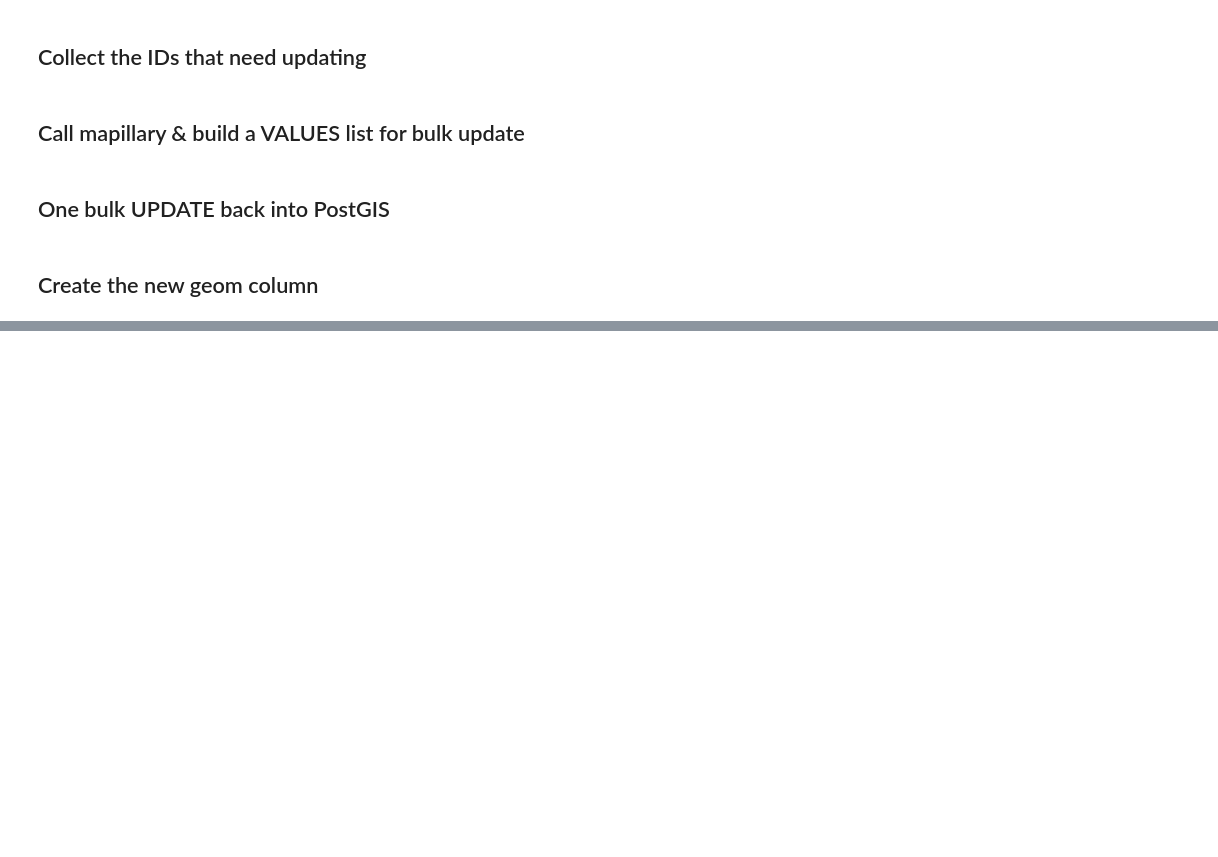
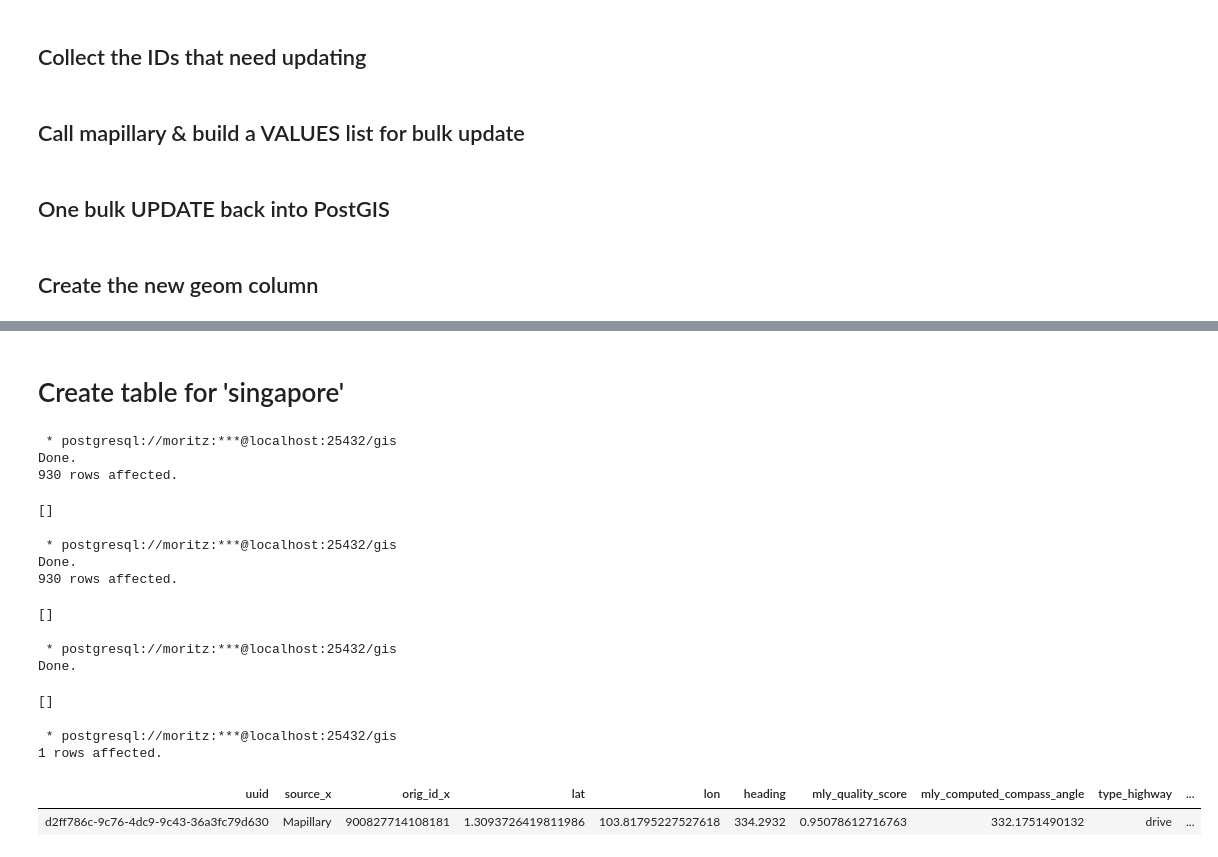
Before and after one commit to denkmoritz/image_finder, a Jupyter notebook: docs/notebooks/initial-table.ipynb, the cells around one changed output, grey strips where cells are left out. Saved outputs shown, nothing was run; the diff lists cells and outputs as text; code cells hidden in the pictures; blank space fills up the shorter version.

```diff
--- a/docs/notebooks/initial-table.ipynb
+++ b/docs/notebooks/initial-table.ipynb
@@ -247,0 +488,14 @@ SET geometry_comp_32633 = ST_Transform(geom_comp, 32633)
+# %%
+values = []
+for img_id in tqdm(ids_to_update, desc="Fetching Mapillary metadata"):
+    coords = None
+    try:
+        coords = fetch_metadata(img_id, token)
+    except Exception as e:
+        print(f"{img_id}: {e}")
+
+    if coords:
+        lon, lat = coords
+        values.append((img_id, lon, lat))
+
+print(f"Prepared {len(values)} rows for UPDATE.")
@@ -247,0 +504,24 @@ SET geometry_comp_32633 = ST_Transform(geom_comp, 32633)
+# %%
+if values:
+    values_clause = ",\n".join(
+        f"({img_id}, {lon}, {lat})"
+        for img_id, lon, lat in values
+    )
+
+    sql = f"""
+        UPDATE washington AS b
+           SET comp_lon = v.lon,
+               comp_lat = v.lat
+          FROM (VALUES
+                {values_clause}
+          ) AS v(orig_id_x, lon, lat)
+         WHERE b.orig_id_x = v.orig_id_x;
+    """
+
+    with engine.begin() as conn:
+        conn.execute(text(sql))
+
+    print("PostGIS table updated.")
+
+else:
+    print("Nothing to update – all rows already have comp_lat/comp_lon.")
@@ -247,0 +554,41 @@ SET geometry_comp_32633 = ST_Transform(geom_comp, 32633)
+# %% [markdown]
+# Create table for 'singapore'
+# %%
+%%sql
+DROP TABLE iF EXISTS singapore;
+CREATE TABLE singapore AS
+SELECT *
+FROM global_streetscapes
+WHERE city_ascii = 'Singapore'
+AND mly_quality_score >= 0.95
+AND ABS(heading - mly_computed_compass_angle) <= 10;
+# %% [output]
+ * postgresql://moritz:***@localhost:25432/gis
+Done.
+930 rows affected.
+[]
+# %%
+%%sql
+ALTER TABLE singapore ADD COLUMN geometry_32648 geometry(Geometry, 32648);
+UPDATE singapore
+SET geometry_32648 = ST_Transform(geometry, 32648);
+# %% [output]
+ * postgresql://moritz:***@localhost:25432/gis
+Done.
+930 rows affected.
+[]
+# %%
+%%sql
+CREATE INDEX idx_singapore_spgist_geometry_32648 ON singapore USING SPGIST (geometry_32648);
+# %% [output]
+ * postgresql://moritz:***@localhost:25432/gis
+Done.
+[]
+# %%
+%%sql
+SELECT * FROM singapore LIMIT 1;
+# %% [output]
+ * postgresql://moritz:***@localhost:25432/gis
+1 rows affected.
+| uuid | source_x | orig_id_x | lat | lon | heading | mly_quality_score | mly_computed_compass_angle | type_highway | ... |
+| d2ff786c-9c76-4dc9-9c43-36a3fc79d630 | Mapillary | 900827714108181 | 1.3093726419811986 | 103.81795227527618 | 334.2932 | 0.95078612716763 | 332.1751490132 | drive | ... |
```
Also changed, not shown: parts of 36 cells of this notebook, 1 other file.
